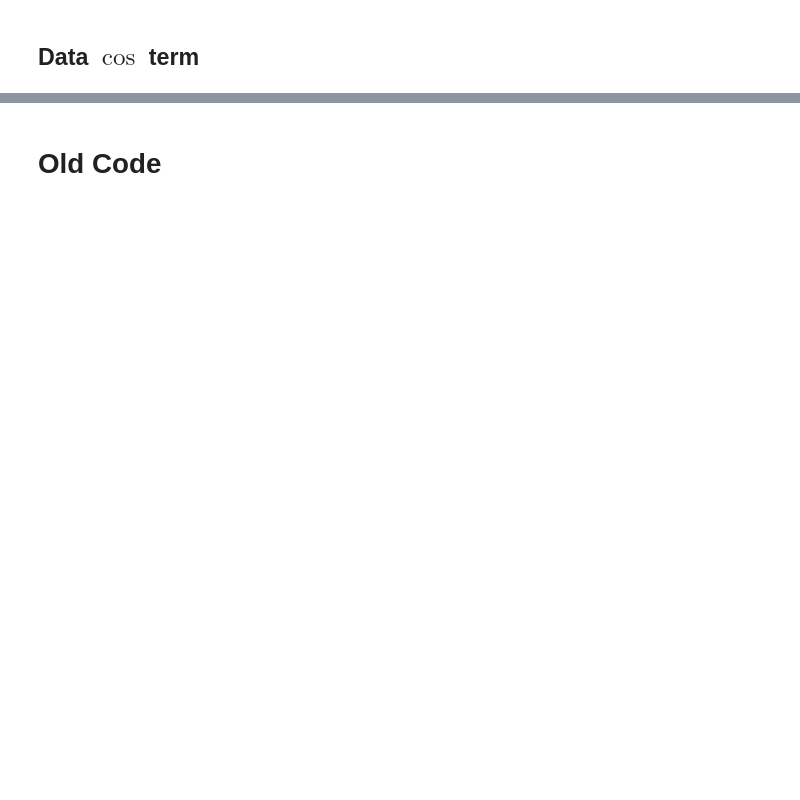
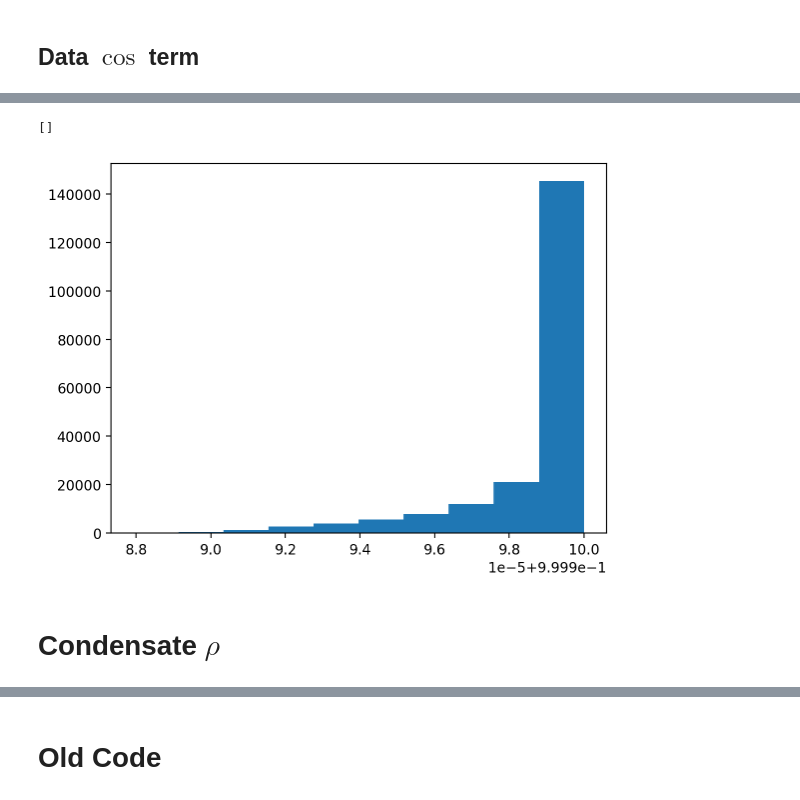
Before and after one commit to rbvogtiii/RSCAM_Networks-in-Turbulence, a Jupyter notebook: triads_simplified.ipynb, the cells around one changed output, grey strips where cells are left out. Saved outputs shown, nothing was run; the diff lists cells and outputs as text; code cells hidden in the pictures; blank space fills up the shorter version.

```diff
--- a/triads_simplified.ipynb
+++ b/triads_simplified.ipynb
@@ -201,0 +280,7 @@ plot_G(Gcosrho_dir,points=points,title='Prediction')
+# %%
+plt.hist(np.cos(mean_sync));plt.plot()
+# %% [output]
+[]
+[figure, added]
+# %% [markdown]
+# Condensate $\rho$
```
Also changed, not shown: parts of 23 cells of this notebook.
